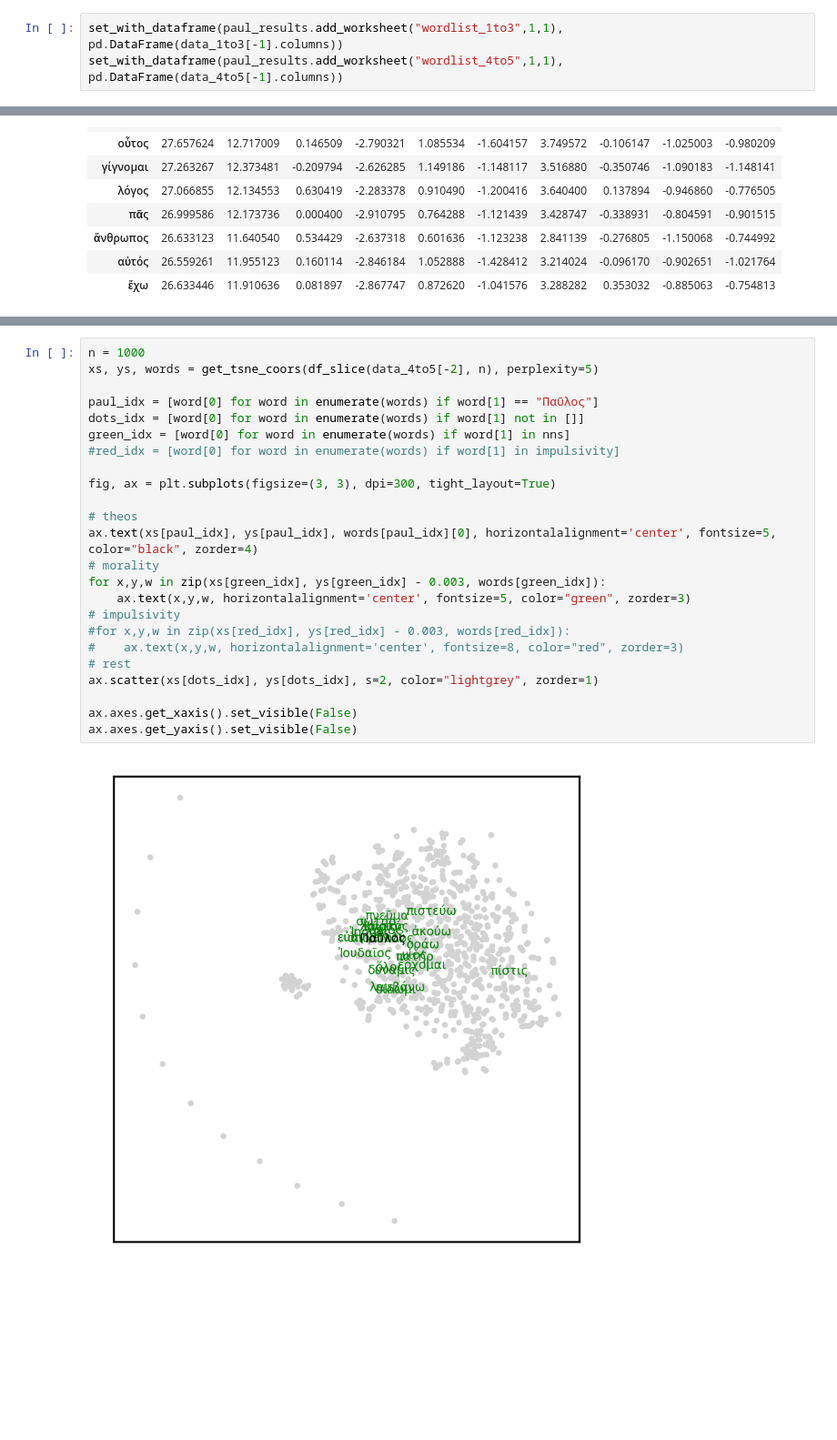
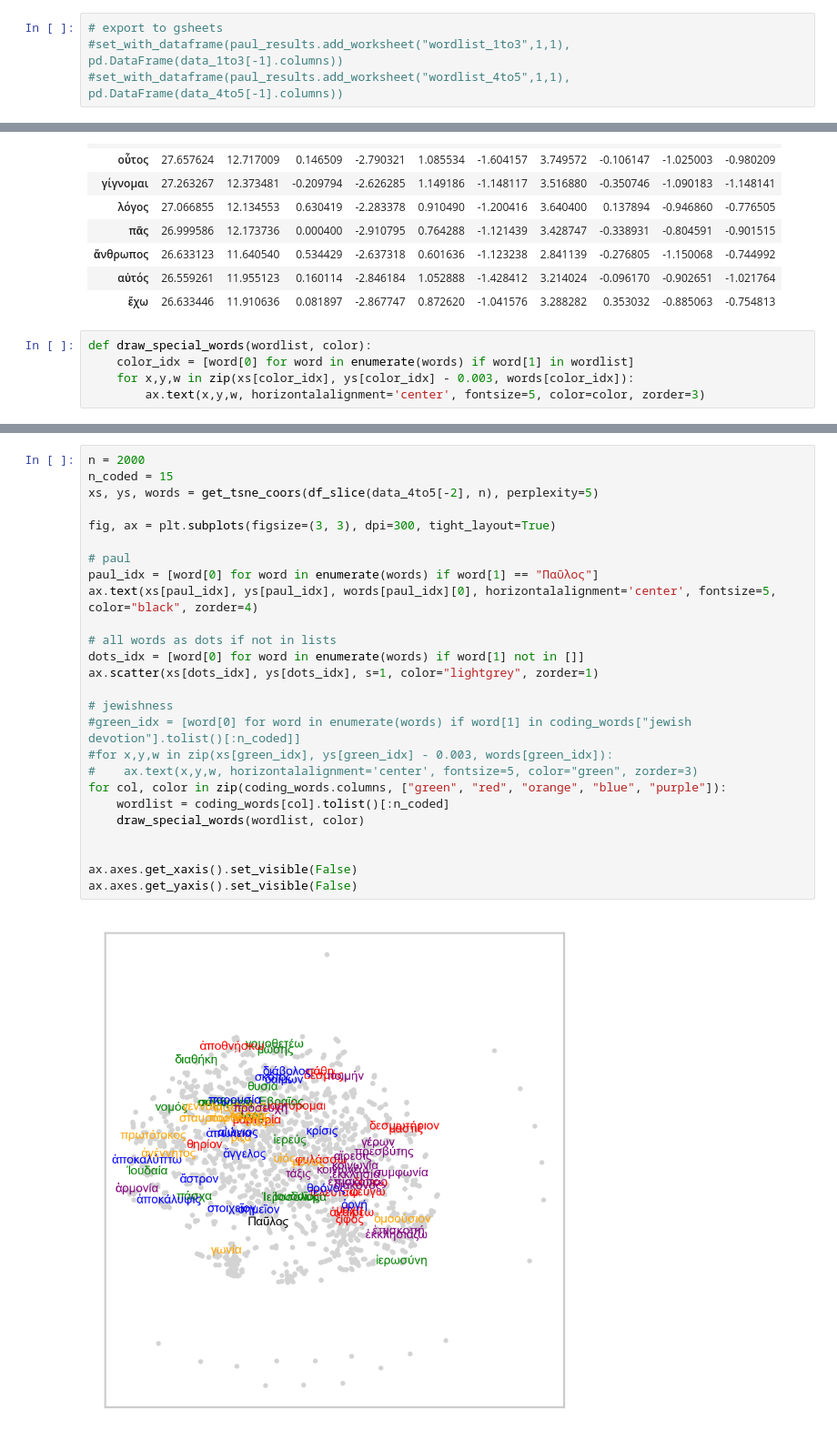
Before and after one commit to kasev/paul, a Jupyter notebook: scripts/4_embeddings-analysis.ipynb, the cells around one changed output, grey strips where cells are left out. Shown: that part at 91% size. Saved outputs shown, nothing was run; the diff lists cells and outputs as text; blank space fills up the shorter version.

Commit message:
first plots with coded terms

```diff
--- a/scripts/4_embeddings-analysis.ipynb
+++ b/scripts/4_embeddings-analysis.ipynb
@@ -46,8 +46,9 @@ data_1to3[-1]
 | κόρος | 0.404929 | 0.402210 | 0.403034 | 0.405355 | 0.403365 | 0.412458 | 0.410550 | 0.415408 | 0.414229 | 0.410794 | ... | ... |
 2000 rows × 2000 columns
 # %%
-set_with_dataframe(paul_results.add_worksheet("wordlist_1to3",1,1), pd.DataFrame(data_1to3[-1].columns))
-set_with_dataframe(paul_results.add_worksheet("wordlist_4to5",1,1), pd.DataFrame(data_4to5[-1].columns))
+# export to gsheets
+#set_with_dataframe(paul_results.add_worksheet("wordlist_1to3",1,1), pd.DataFrame(data_1to3[-1].columns))
+#set_with_dataframe(paul_results.add_worksheet("wordlist_4to5",1,1), pd.DataFrame(data_4to5[-1].columns))
 # %% [markdown]
 # Paul's nearest neighbours
 # %%
@@ -153,4 +158,9 @@ df_slice(data_1to3[-2], 10)
 | ἄνθρωπος | 26.633123 | 11.640540 | 0.534429 | -2.637318 | 0.601636 | -1.123238 | 2.841139 | -0.276805 | -1.150068 | -0.744992 |
 | αὐτός | 26.559261 | 11.955123 | 0.160114 | -2.846184 | 1.052888 | -1.428412 | 3.214024 | -0.096170 | -0.902651 | -1.021764 |
 | ἔχω | 26.633446 | 11.910636 | 0.081897 | -2.867747 | 0.872620 | -1.041576 | 3.288282 | 0.353032 | -0.885063 | -0.754813 |
+# %%
+def draw_special_words(wordlist, color):
+    color_idx = [word[0] for word in enumerate(words) if word[1] in wordlist]
+    for x,y,w in zip(xs[color_idx], ys[color_idx] - 0.003, words[color_idx]):
+        ax.text(x,y,w, horizontalalignment='center', fontsize=5, color=color, zorder=3)
 # %%
@@ -182,26 +194,28 @@ ax.axes.get_yaxis().set_visible(False)
 # %%
-n = 1000
+n = 2000
+n_coded = 15
 xs, ys, words = get_tsne_coors(df_slice(data_4to5[-2], n), perplexity=5)
-
-paul_idx = [word[0] for word in enumerate(words) if word[1] == "Παῦλος"]
-dots_idx = [word[0] for word in enumerate(words) if word[1] not in []]
-green_idx = [word[0] for word in enumerate(words) if word[1] in nns]
-#red_idx = [word[0] for word in enumerate(words) if word[1] in impulsivity]
 
 fig, ax = plt.subplots(figsize=(3, 3), dpi=300, tight_layout=True)
 
-# theos
+# paul
+paul_idx = [word[0] for word in enumerate(words) if word[1] == "Παῦλος"]
 ax.text(xs[paul_idx], ys[paul_idx], words[paul_idx][0], horizontalalignment='center', fontsize=5, color="black", zorder=4)
-# morality
-for x,y,w in zip(xs[green_idx], ys[green_idx] - 0.003, words[green_idx]):
-    ax.text(x,y,w, horizontalalignment='center', fontsize=5, color="green", zorder=3)
-# impulsivity
-#for x,y,w in zip(xs[red_idx], ys[red_idx] - 0.003, words[red_idx]):
-#    ax.text(x,y,w, horizontalalignment='center', fontsize=8, color="red", zorder=3)
-# rest
-ax.scatter(xs[dots_idx], ys[dots_idx], s=2, color="lightgrey", zorder=1)
+
+# all words as dots if not in lists
+dots_idx = [word[0] for word in enumerate(words) if word[1] not in []]
+ax.scatter(xs[dots_idx], ys[dots_idx], s=1, color="lightgrey", zorder=1)
+
+# jewishness
+#green_idx = [word[0] for word in enumerate(words) if word[1] in coding_words["jewish devotion"].tolist()[:n_coded]]
+#for x,y,w in zip(xs[green_idx], ys[green_idx] - 0.003, words[green_idx]):
+#    ax.text(x,y,w, horizontalalignment='center', fontsize=5, color="green", zorder=3)
+for col, color in zip(coding_words.columns, ["green", "red", "orange", "blue", "purple"]):
+    wordlist = coding_words[col].tolist()[:n_coded]
+    draw_special_words(wordlist, color)
+
 
 ax.axes.get_xaxis().set_visible(False)
 ax.axes.get_yaxis().set_visible(False)
 # %% [output]
-[figure, old version]
+[figure, new version]
```
Also changed, not shown: parts of 3 cells of this notebook, 1 other file.
